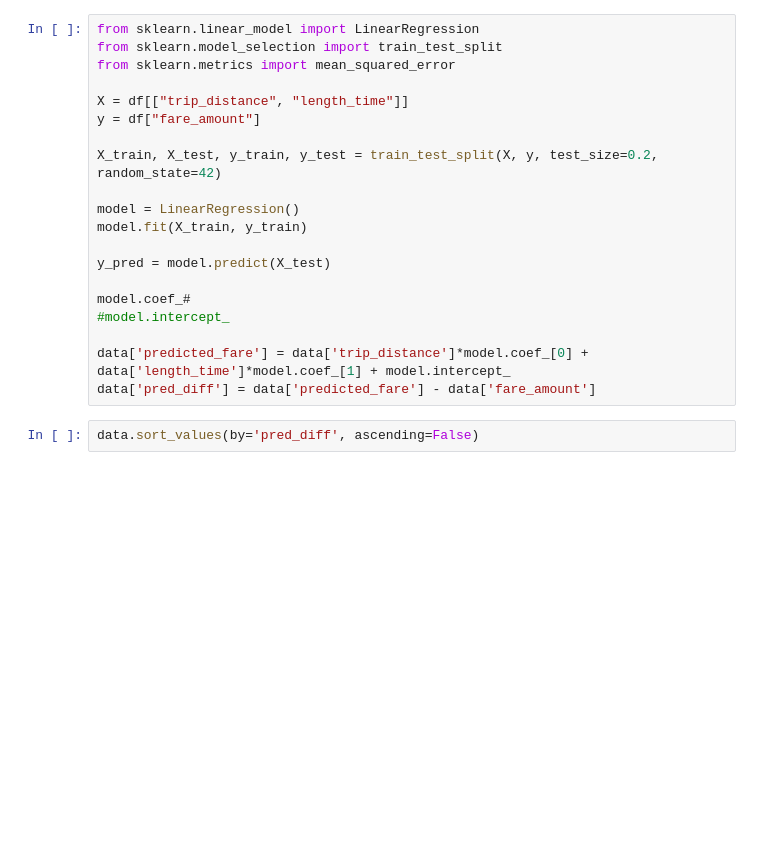
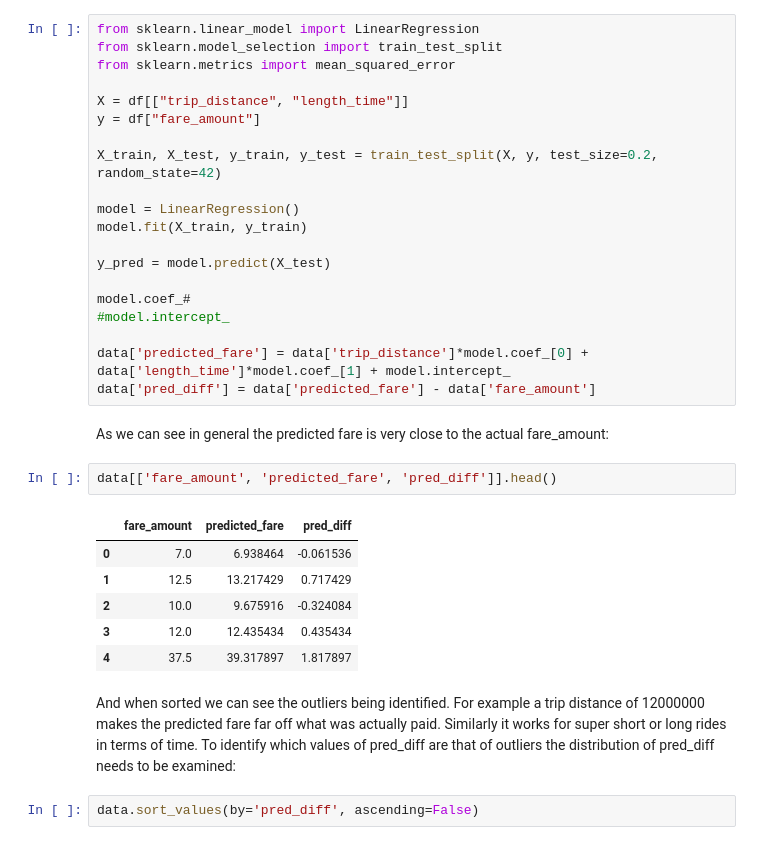
Before and after one commit to MichalKrzyzanski2002/Foundations-Data-Science-Project, a Jupyter notebook: Cleaning.ipynb, the cells around one changed output. Drawn from its saved outputs; the diff is of its cells as text; blank space fills up the shorter version.

```diff
--- a/Cleaning.ipynb
+++ b/Cleaning.ipynb
@@ -467,6 +471,19 @@ model.coef_#
 
 data['predicted_fare'] = data['trip_distance']*model.coef_[0] + data['length_time']*model.coef_[1] + model.intercept_
 data['pred_diff'] = data['predicted_fare'] - data['fare_amount']
+# %% [markdown]
+As we can see in general the predicted fare is very close to the actual fare_amount:
+# %%
+data[['fare_amount', 'predicted_fare', 'pred_diff']].head()
+# %% [output]
+|  | fare_amount | predicted_fare | pred_diff |
+| 0 | 7.0 | 6.938464 | -0.061536 |
+| 1 | 12.5 | 13.217429 | 0.717429 |
+| 2 | 10.0 | 9.675916 | -0.324084 |
+| 3 | 12.0 | 12.435434 | 0.435434 |
+| 4 | 37.5 | 39.317897 | 1.817897 |
+# %% [markdown]
+And when sorted we can see the outliers being identified. For example a trip distance of 12000000 makes the predicted fare far off what was actually paid. Similarly it works for super short or long rides in terms of time. To identify which values of pred_diff are that of outliers the distribution of pred_diff needs to be examined:
 # %%
 data.sort_values(by='pred_diff', ascending=False)
 # %% [output]
```
Also changed, not shown: parts of 40 cells of this notebook.
